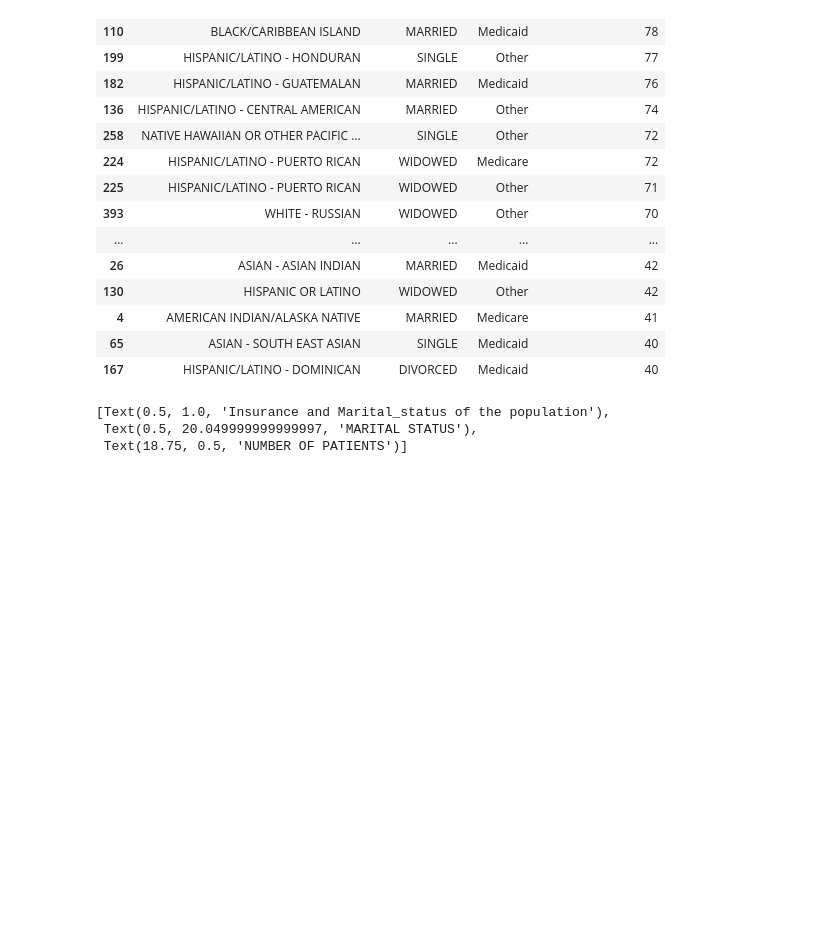
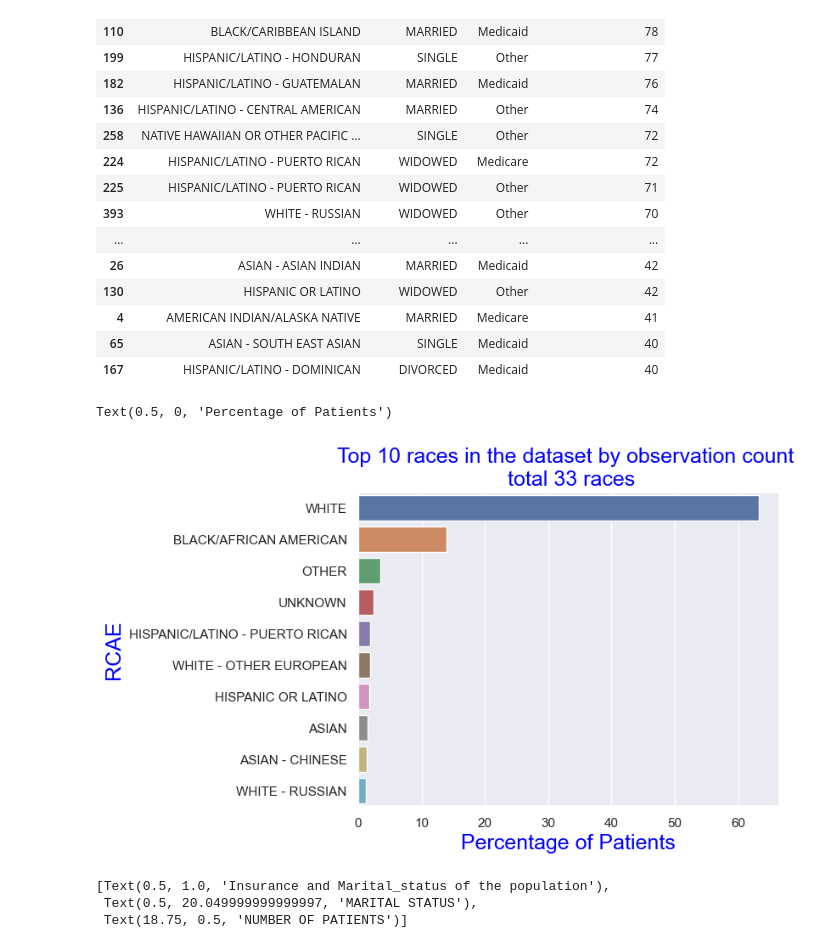
Before and after one commit to smitamisra/EHR_exploration, a Jupyter notebook: notebooks/db_exploration_creatingVisuals.ipynb, the cells around one changed output. Cells and saved outputs as stored; diff of their text form; code cells hidden in the pictures; blank space fills up the shorter version.

```diff
--- a/notebooks/db_exploration_creatingVisuals.ipynb
+++ b/notebooks/db_exploration_creatingVisuals.ipynb
@@ -131,6 +164,17 @@ adm['insurance'].value_counts()
 | 4 | AMERICAN INDIAN/ALASKA NATIVE | MARRIED | Medicare | 41 |
 | 65 | ASIAN - SOUTH EAST ASIAN | SINGLE | Medicaid | 40 |
 | 167 | HISPANIC/LATINO - DOMINICAN | DIVORCED | Medicaid | 40 |
+# %%
+df = ((adm['race'].value_counts()*100)/len(adm)).to_frame().head(10).reset_index().rename(columns={'index': 'race',
+                                                                               'race': 'number of observations'})
+df
+sns.barplot(data=df, x='number of observations', y='race')
+plt.title('Top 10 races in the dataset by observation count \n total 33 races', fontsize=18, color="blue")
+plt.ylabel('RCAE', fontsize=18, color="blue")
+plt.xlabel('Percentage of Patients', fontsize=18, color="blue")
+# %% [output]
+Text(0.5, 0, 'Percentage of Patients')
+[figure, added]
 # %%
 df = (adm.groupby(['race','marital_status', 'insurance'])['subject_id'].nunique()
       .to_frame().reset_index().rename(columns={'subject_id':'number_of_patients'}))
```
Also changed, not shown: parts of 12 cells of this notebook, 3 other files.
